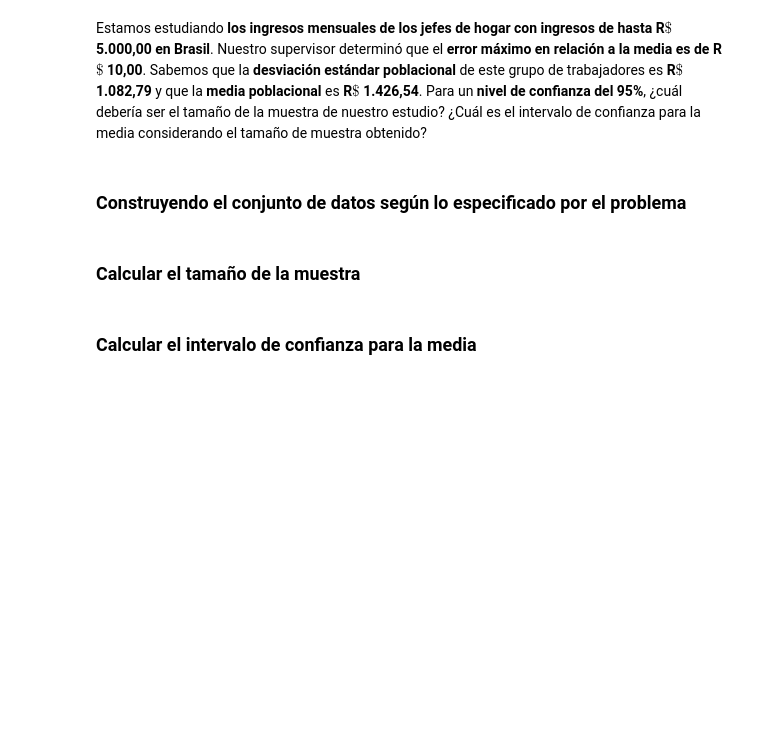
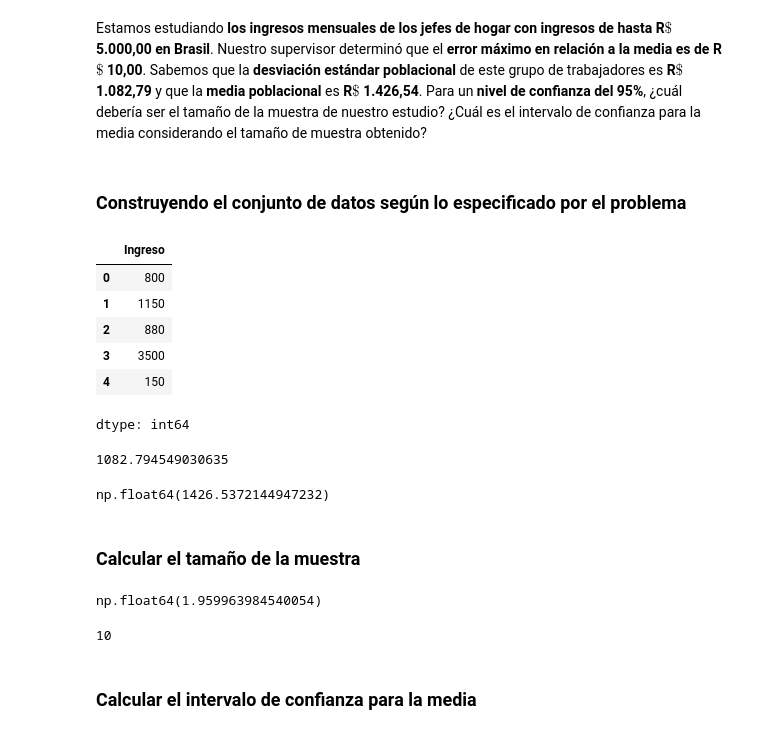
Before and after one commit to dialejo/Math_with_python, a Jupyter notebook: Estadistica_con_Python_parte2.ipynb, the cells around one changed output. Cells and saved outputs as stored; diff of their text form; code cells hidden in the pictures; blank space fills up the shorter version.

```diff
--- a/Estadistica_con_Python_parte2.ipynb
+++ b/Estadistica_con_Python_parte2.ipynb
@@ -1354,5 +1491,36 @@ En un lote de **10 000 latas** de gaseosa, se realizó una muestra aleatoria sim
 Estamos estudiando **los ingresos mensuales de los jefes de hogar con ingresos de hasta R$\$$ 5.000,00 en Brasil**. Nuestro supervisor determinó que el **error máximo en relación a la media es de R$\$$ 10,00**. Sabemos que la **desviación estándar poblacional** de este grupo de trabajadores es **R$\$$ 1.082,79** y que la **media poblacional** es **R$\$$ 1.426,54**. Para un **nivel de confianza del 95%**, ¿cuál debería ser el tamaño de la muestra de nuestro estudio? ¿Cuál es el intervalo de confianza para la media considerando el tamaño de muestra obtenido?
 # %% [markdown]
 ### Construyendo el conjunto de datos según lo especificado por el problema
+# %%
+ingreso_5000 = datos.query('Ingreso <= 5000').Ingreso
+ingreso_5000.head()
+# %% [output]
+|  | Ingreso |
+| 0 | 800 |
+| 1 | 1150 |
+| 2 | 880 |
+| 3 | 3500 |
+| 4 | 150 |
+dtype: int64
+# %%
+sigma = ingreso_5000.std()
+sigma
+# %% [output]
+1082.794549030635
+# %%
+media = ingreso_5000.mean()
+media
+# %% [output]
+np.float64(1426.5372144947232)
 # %% [markdown]
 ### Calcular el tamaño de la muestra
+# %%
+z = norm.ppf(0.5 + (0.95/2))
+z
+# %% [output]
+np.float64(1.959963984540054)
+# %%
+e = 10
+e
+# %% [output]
+10
```
Also changed, not shown: parts of 36 cells of this notebook.
